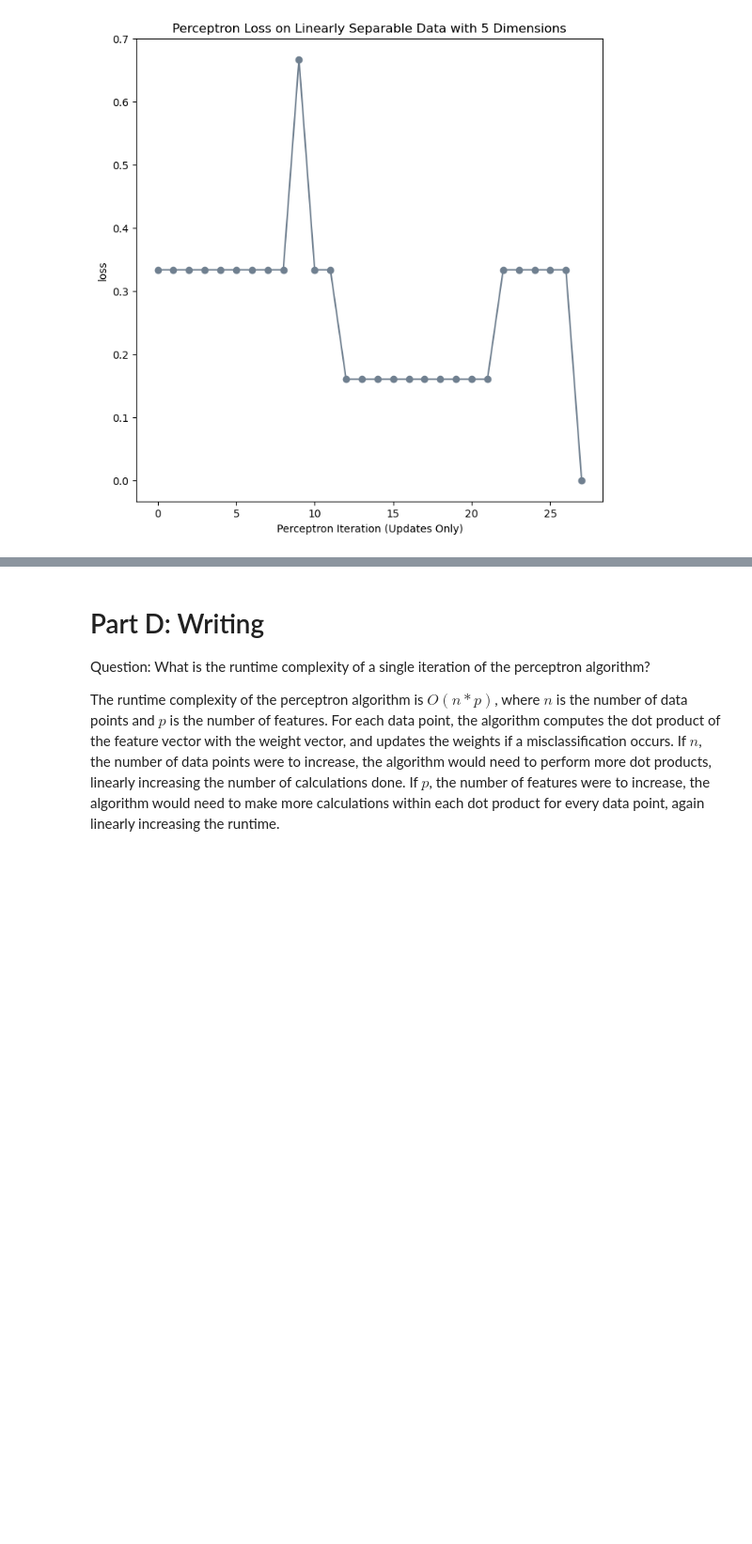
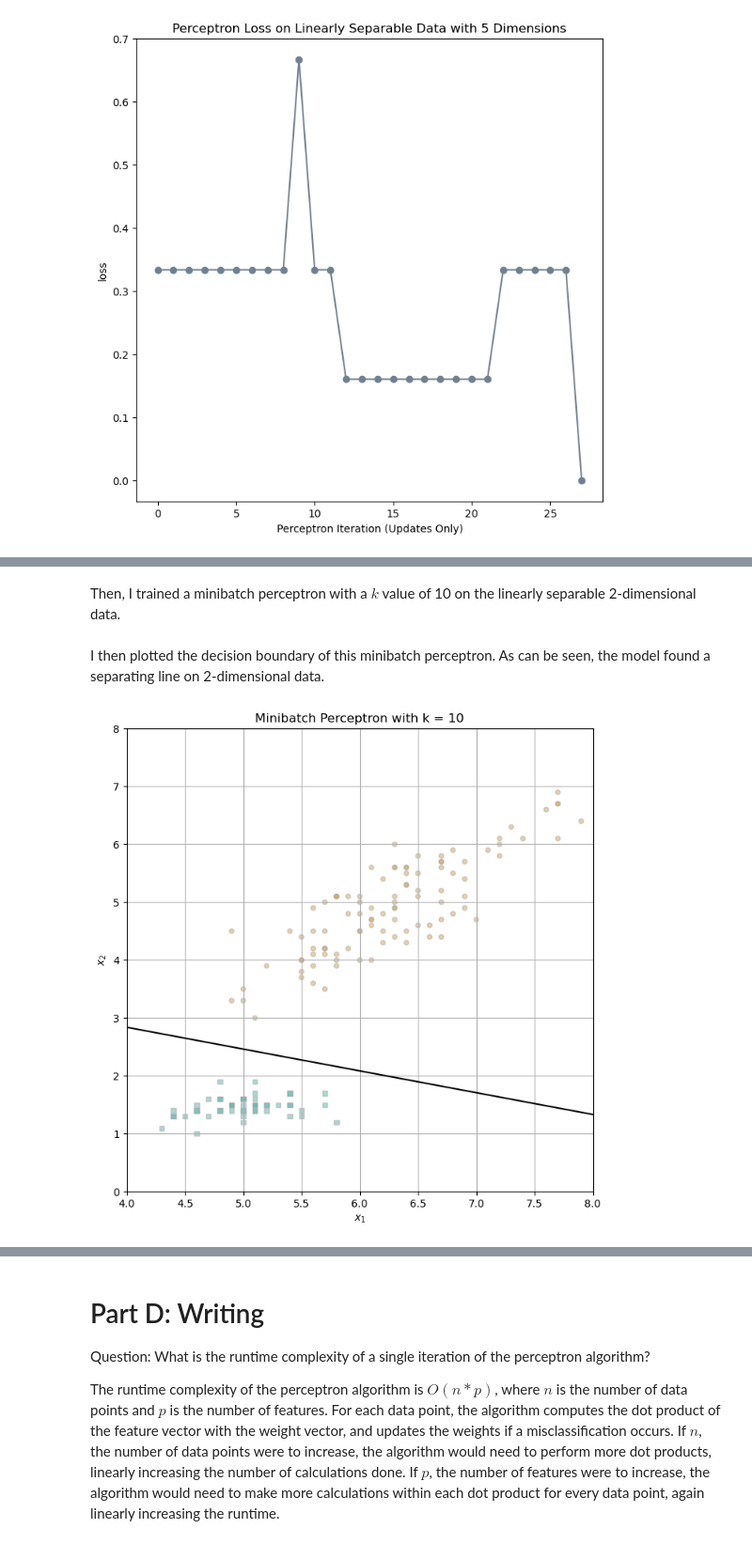
Before and after one commit to opfleet/opfleet.github.io, a Jupyter notebook: posts/PerceptronPost/index.ipynb, the cells around one changed output, grey strips where cells are left out. Shown at 94% size. Cells and saved outputs as stored; diff of their text form; code cells hidden in the pictures; blank space fills up the shorter version.

```diff
--- a/posts/PerceptronPost/index.ipynb
+++ b/posts/PerceptronPost/index.ipynb
@@ -361,0 +455,39 @@ labs = plt.gca().set(xlabel = "Perceptron Iteration (Updates Only)", ylabel = "l
+# %% [markdown]
+Then, I trained a minibatch perceptron with a $k$ value of 10 on the linearly separable 2-dimensional data.
+# %%
+# instantiate a model and an optimizer
+mini_p = Perceptron()
+mini_opt = PerceptronOptimizer(mini_p)
+
+mini_loss = mini_p.loss(X, y).item()
+
+max_iter = 1000
+
+# performing training loop for minibatch perceptron
+mini_loss_vec = []
+
+curr_iter = 0
+
+while mini_loss > 0.0 and curr_iter <= max_iter: #if data is not linearly separable, terminates after 1000 iterations
+
+    # update step with batch size k = 1
+
+    mini_opt.step_minibatch(X, y, alpha= 0.1, k= 10)
+
+    mini_loss = mini_p.loss(X, y).item()
+    mini_loss_vec.append(mini_loss)
+
+    curr_iter += 1
+
+mini_w = torch.clone(mini_p.w)
+# %% [markdown]
+I then plotted the decision boundary of this minibatch perceptron. As can be seen, the model found a separating line on 2-dimensional data.
+# %%
+fig, ax = plt.subplots(1, 1, figsize = (8, 8))
+ax.set(xlim = (4, 8), ylim = (0, 8))
+ax.set_title('Minibatch Perceptron with k = 10')
+ax.grid(True)
+plot_perceptron_data(X, y, ax)
+draw_line(mini_w, x_min = 2, x_max = 8, ax = ax, color = "black")
+# %% [output]
+[figure, added]
```
Also changed, not shown: parts of 14 cells of this notebook, 12 other files.
